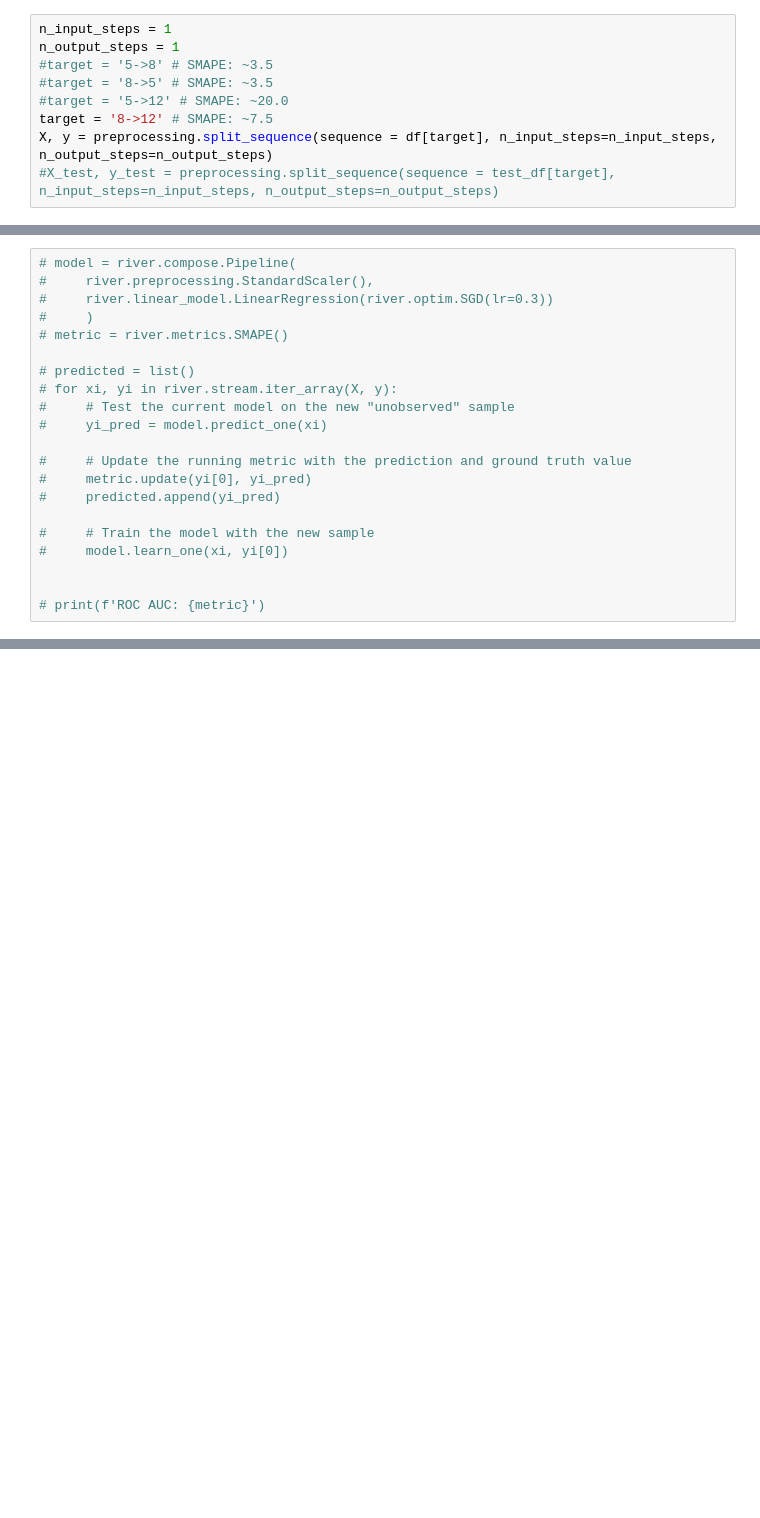
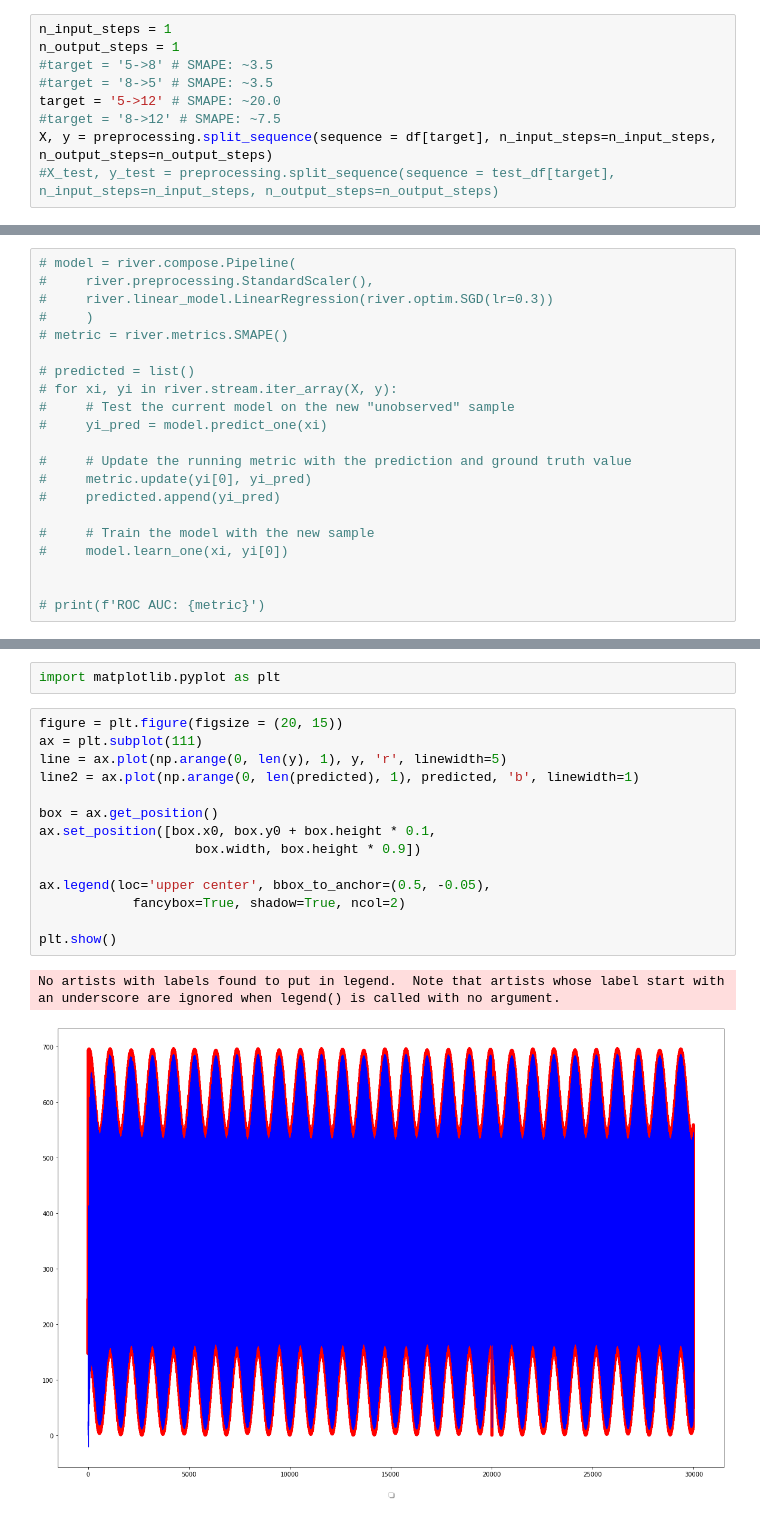
Before and after one commit to Tub1s/network-traffic-forecasting, a Jupyter notebook: network_traffic_forecasting_2.ipynb, the cells around one changed output, grey strips where cells are left out. Cells and saved outputs as stored; diff of their text form; blank space fills up the shorter version.

```diff
--- a/network_traffic_forecasting_2.ipynb
+++ b/network_traffic_forecasting_2.ipynb
@@ -12,7 +12,7 @@ n_input_steps = 1
 n_output_steps = 1
 #target = '5->8' # SMAPE: ~3.5
 #target = '8->5' # SMAPE: ~3.5
-#target = '5->12' # SMAPE: ~20.0
-target = '8->12' # SMAPE: ~7.5
+target = '5->12' # SMAPE: ~20.0
+#target = '8->12' # SMAPE: ~7.5
 X, y = preprocessing.split_sequence(sequence = df[target], n_input_steps=n_input_steps, n_output_steps=n_output_steps)
 #X_test, y_test = preprocessing.split_sequence(sequence = test_df[target], n_input_steps=n_input_steps, n_output_steps=n_output_steps)
@@ -128,0 +114,19 @@ real: [192.002] | pred: 19
+# %%
+import matplotlib.pyplot as plt
+# %%
+figure = plt.figure(figsize = (20, 15))
+ax = plt.subplot(111)
+line = ax.plot(np.arange(0, len(y), 1), y, 'r', linewidth=5)
+line2 = ax.plot(np.arange(0, len(predicted), 1), predicted, 'b', linewidth=1)
+
+box = ax.get_position()
+ax.set_position([box.x0, box.y0 + box.height * 0.1,
+                    box.width, box.height * 0.9])
+
+ax.legend(loc='upper center', bbox_to_anchor=(0.5, -0.05),
+            fancybox=True, shadow=True, ncol=2)
+
+plt.show()
+# %% [output]
+No artists with labels found to put in legend.  Note that artists whose label start with an underscore are ignored when legend() is called with no argument.
+[figure, added]
```
Also changed, not shown: parts of 6 cells of this notebook, 1 other file.
